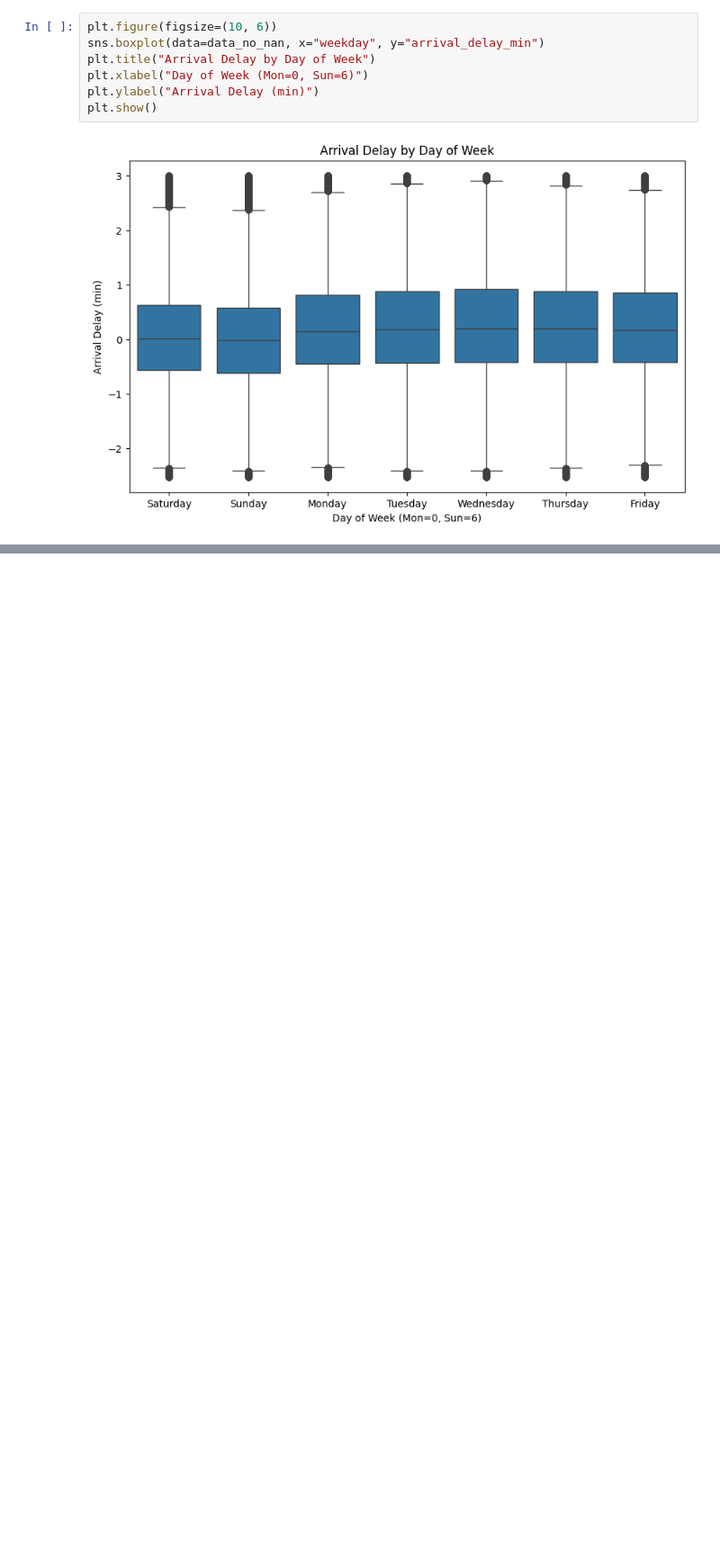
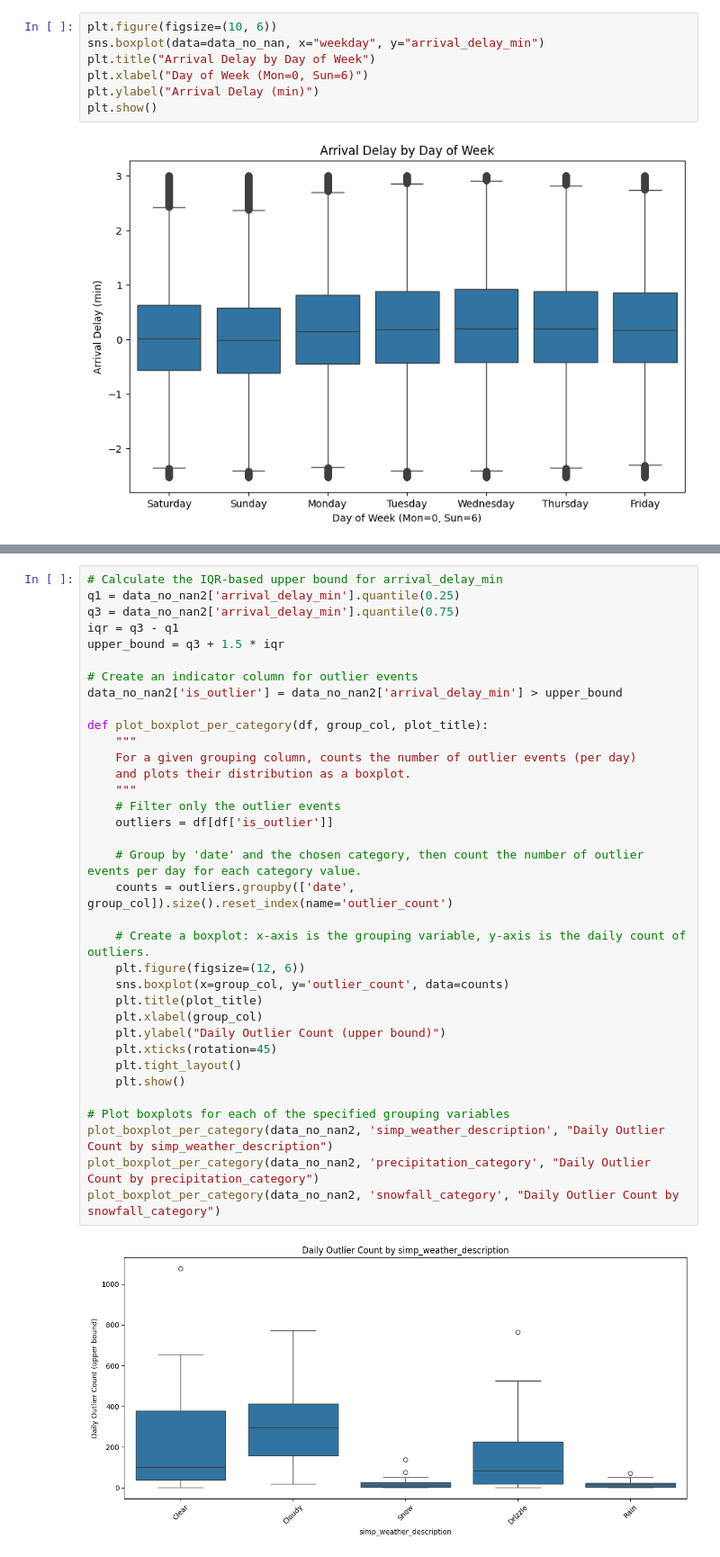
Before and after one commit to Bettomatt/CIP_FS25_211, a Jupyter notebook: scripts/visualizations_part3.ipynb, the cells around one changed output, grey strips where cells are left out. Shown at 90% size. Saved outputs shown, nothing was run; the diff lists cells and outputs as text; blank space fills up the shorter version.

```diff
--- a/scripts/visualizations_part3.ipynb
+++ b/scripts/visualizations_part3.ipynb
@@ -405,0 +436,37 @@ plt.show()
+# %%
+# Calculate the IQR-based upper bound for arrival_delay_min
+q1 = data_no_nan2['arrival_delay_min'].quantile(0.25)
+q3 = data_no_nan2['arrival_delay_min'].quantile(0.75)
+iqr = q3 - q1
+upper_bound = q3 + 1.5 * iqr
+
+# Create an indicator column for outlier events
+data_no_nan2['is_outlier'] = data_no_nan2['arrival_delay_min'] > upper_bound
+
+def plot_boxplot_per_category(df, group_col, plot_title):
+    """
+    For a given grouping column, counts the number of outlier events (per day)
+    and plots their distribution as a boxplot.
+    """
+    # Filter only the outlier events
+    outliers = df[df['is_outlier']]
+
+    # Group by 'date' and the chosen category, then count the number of outlier events per day for each category value.
+    counts = outliers.groupby(['date', group_col]).size().reset_index(name='outlier_count')
+
+    # Create a boxplot: x-axis is the grouping variable, y-axis is the daily count of outliers.
+    plt.figure(figsize=(12, 6))
+    sns.boxplot(x=group_col, y='outlier_count', data=counts)
+    plt.title(plot_title)
+    plt.xlabel(group_col)
+    plt.ylabel("Daily Outlier Count (upper bound)")
+    plt.xticks(rotation=45)
+    plt.tight_layout()
+    plt.show()
+
+# Plot boxplots for each of the specified grouping variables
+plot_boxplot_per_category(data_no_nan2, 'simp_weather_description', "Daily Outlier Count by simp_weather_description")
+plot_boxplot_per_category(data_no_nan2, 'precipitation_category', "Daily Outlier Count by precipitation_category")
+plot_boxplot_per_category(data_no_nan2, 'snowfall_category', "Daily Outlier Count by snowfall_category")
+# %% [output]
+[figure, added]
```
Also changed, not shown: parts of 10 cells of this notebook, 1 other file.
